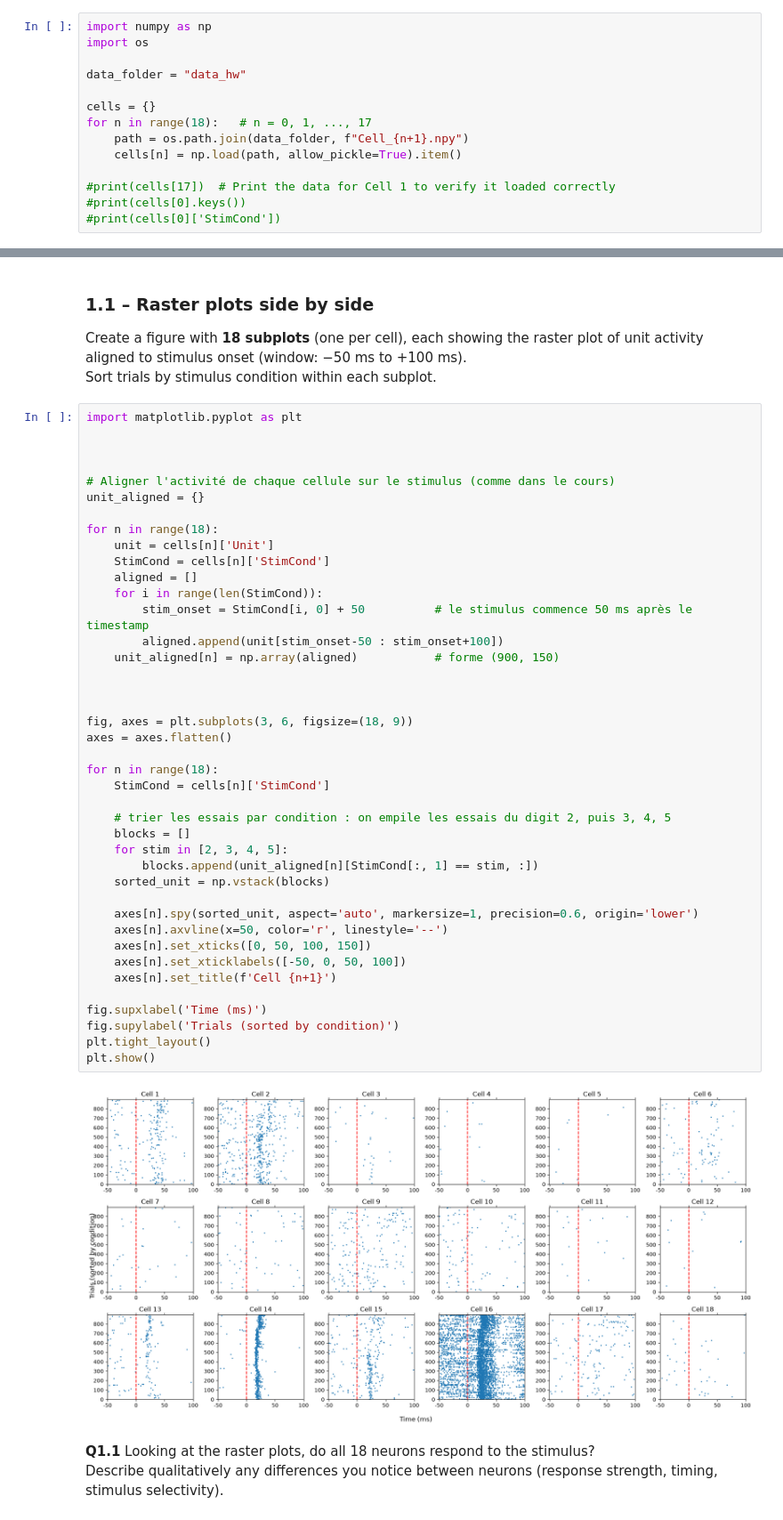
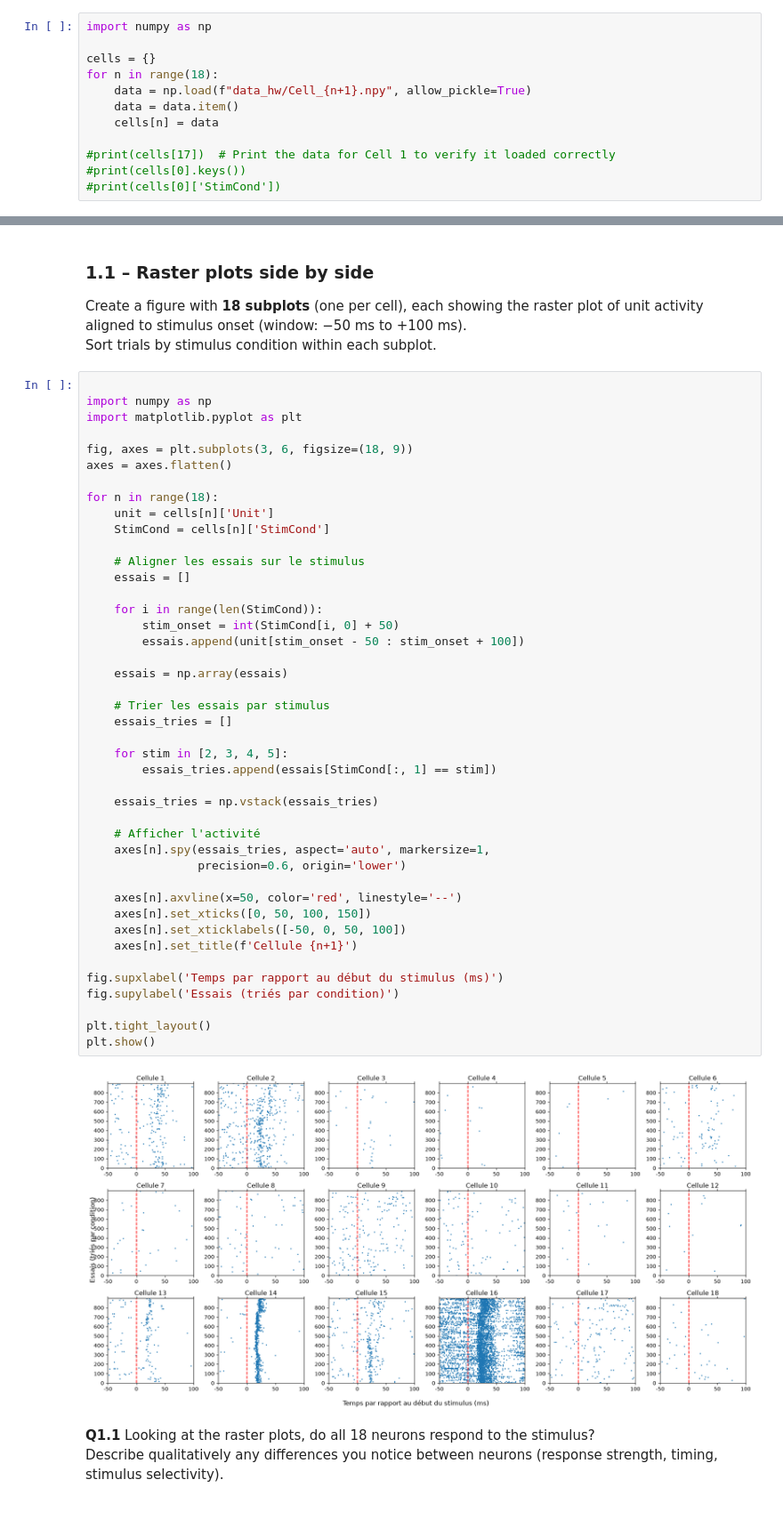
Before and after one commit to Elnettelucas/Groupe_21_HW_DataAnalysis_2026.ipynb, a Jupyter notebook: HW_SU_LFP_111026_student_2026.ipynb, the cells around one changed output, grey strips where cells are left out. Shown at 89% size. Saved outputs shown, nothing was run; the diff lists cells and outputs as text.

```diff
--- a/HW_SU_LFP_111026_student_2026.ipynb
+++ b/HW_SU_LFP_111026_student_2026.ipynb
@@ -38,14 +38,12 @@ cells[0] contains the first cell, cells[1] contains the second cell, and so on.
 with keys 'lfp' 'StimCond' 'spiketiming' and 'unit', which contain the LFP, StimCond, spiketiming  and spike data for that cell, respectively.
 # %%
 import numpy as np
-import os
-
-data_folder = "data_hw"
 
 cells = {}
-for n in range(18):   # n = 0, 1, ..., 17
-    path = os.path.join(data_folder, f"Cell_{n+1}.npy")
-    cells[n] = np.load(path, allow_pickle=True).item()
+for n in range(18):
+    data = np.load(f"data_hw/Cell_{n+1}.npy", allow_pickle=True)
+    data = data.item()
+    cells[n] = data
 
 #print(cells[17])  # Print the data for Cell 1 to verify it loaded correctly
 #print(cells[0].keys())
@@ -112,48 +105,50 @@ In the course, we analysed a single neuron . Here we compare all 18 neurons reco
 Create a figure with **18 subplots** (one per cell), each showing the raster plot of unit activity aligned to stimulus onset (window: −50 ms to +100 ms).
 Sort trials by stimulus condition within each subplot.
 # %%
+
+import numpy as np
 import matplotlib.pyplot as plt
-
-
-
-# Aligner l'activité de chaque cellule sur le stimulus (comme dans le cours)
-unit_aligned = {}
-
-for n in range(18):
-    unit = cells[n]['Unit']
-    StimCond = cells[n]['StimCond']
-    aligned = []
-    for i in range(len(StimCond)):
-        stim_onset = StimCond[i, 0] + 50          # le stimulus commence 50 ms après le timestamp
-        aligned.append(unit[stim_onset-50 : stim_onset+100])
-    unit_aligned[n] = np.array(aligned)           # forme (900, 150)
-
-
 
 fig, axes = plt.subplots(3, 6, figsize=(18, 9))
 axes = axes.flatten()
 
 for n in range(18):
+    unit = cells[n]['Unit']
     StimCond = cells[n]['StimCond']
 
-    # trier les essais par condition : on empile les essais du digit 2, puis 3, 4, 5
-    blocks = []
+    # Aligner les essais sur le stimulus
+    essais = []
+
+    for i in range(len(StimCond)):
+        stim_onset = int(StimCond[i, 0] + 50)
+        essais.append(unit[stim_onset - 50 : stim_onset + 100])
+
+    essais = np.array(essais)
+
+    # Trier les essais par stimulus
+    essais_tries = []
+
     for stim in [2, 3, 4, 5]:
-        blocks.append(unit_aligned[n][StimCond[:, 1] == stim, :])
-    sorted_unit = np.vstack(blocks)
+        essais_tries.append(essais[StimCond[:, 1] == stim])
 
-    axes[n].spy(sorted_unit, aspect='auto', markersize=1, precision=0.6, origin='lower')
-    axes[n].axvline(x=50, color='r', linestyle='--')
+    essais_tries = np.vstack(essais_tries)
+
+    # Afficher l'activité
+    axes[n].spy(essais_tries, aspect='auto', markersize=1,
+                precision=0.6, origin='lower')
+
+    axes[n].axvline(x=50, color='red', linestyle='--')
     axes[n].set_xticks([0, 50, 100, 150])
     axes[n].set_xticklabels([-50, 0, 50, 100])
-    axes[n].set_title(f'Cell {n+1}')
+    axes[n].set_title(f'Cellule {n+1}')
 
-fig.supxlabel('Time (ms)')
-fig.supylabel('Trials (sorted by condition)')
+fig.supxlabel('Temps par rapport au début du stimulus (ms)')
+fig.supylabel('Essais (triés par condition)')
+
 plt.tight_layout()
 plt.show()
 # %% [output]
-[figure, old version]
+[figure, new version]
 # %% [markdown]
 **Q1.1** Looking at the raster plots, do all 18 neurons respond to the stimulus?
 Describe qualitatively any differences you notice between neurons (response strength, timing, stimulus selectivity).
```
Also changed, not shown: parts of 2 cells of this notebook.
